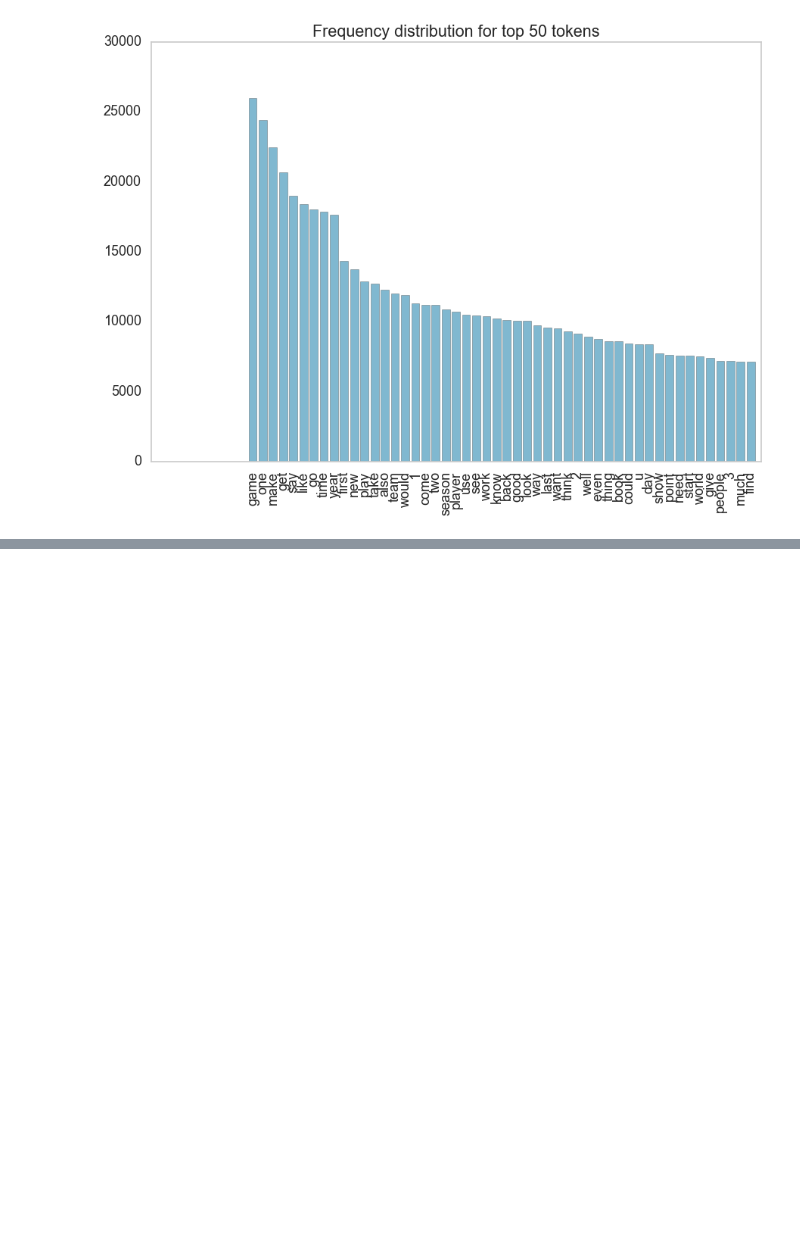
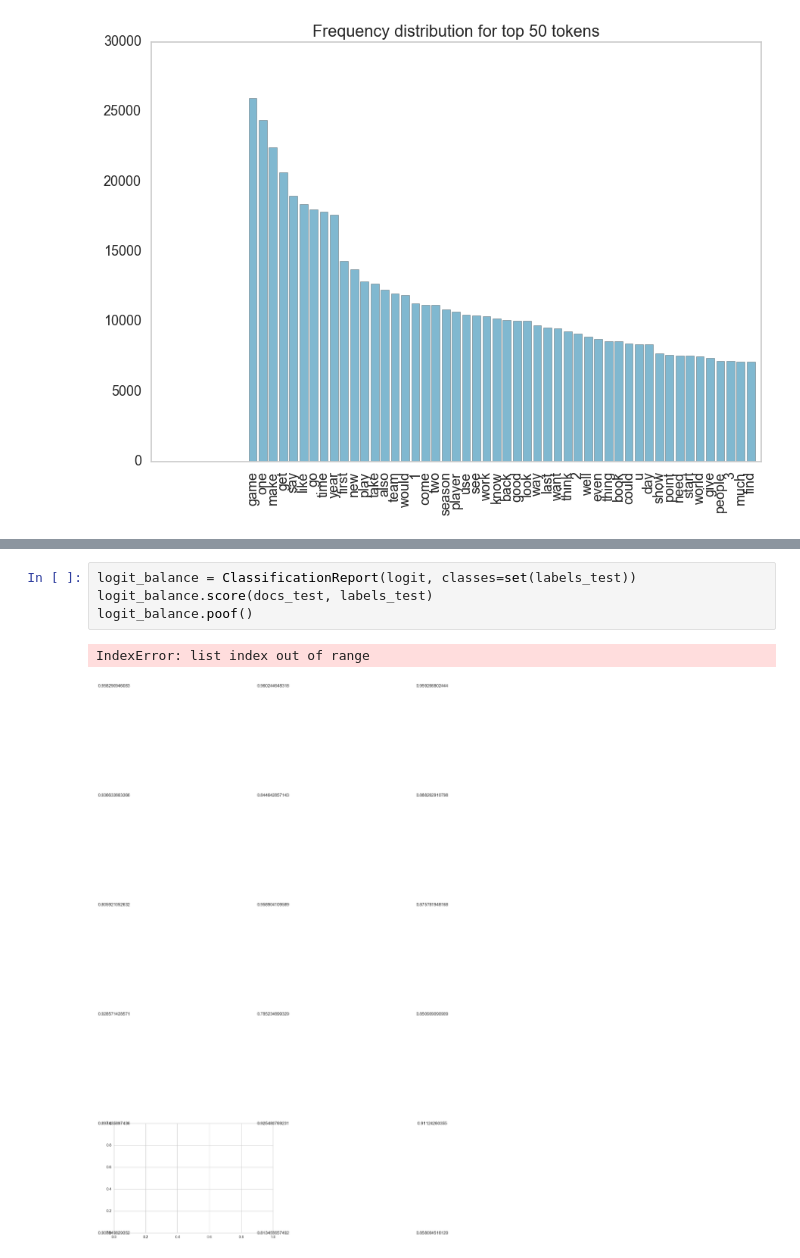
Before and after one commit to DistrictDataLabs/yellowbrick, a Jupyter notebook: examples/bbengfort/testing.ipynb, the cells around one changed output, grey strips where cells are left out. Drawn from its saved outputs; the diff is of its cells as text; blank space fills up the shorter version.

```diff
--- a/examples/bbengfort/testing.ipynb
+++ b/examples/bbengfort/testing.ipynb
@@ -192,0 +235,7 @@ viz.poof()
+# %%
+logit_balance = ClassificationReport(logit, classes=set(labels_test))
+logit_balance.score(docs_test, labels_test)
+logit_balance.poof()
+# %% [output]
+IndexError: list index out of range
+[figure, added]
```
Also changed, not shown: parts of 7 cells of this notebook, 3 other files.
